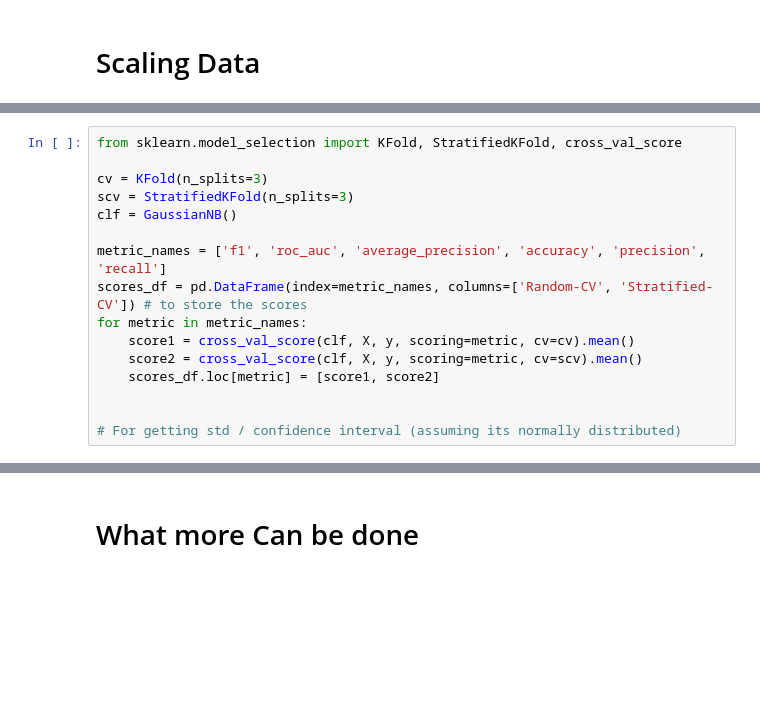
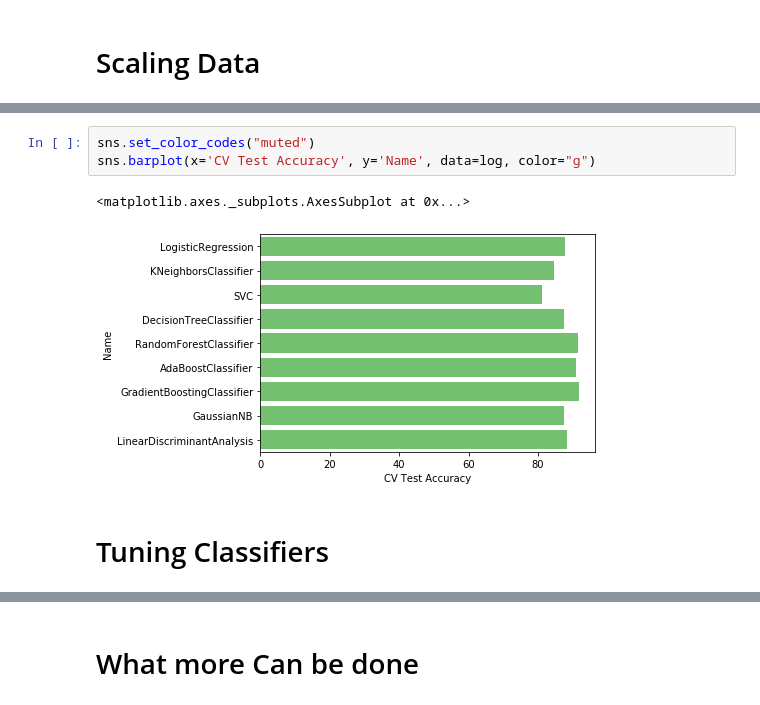
Before and after one commit to Raseshgarg/Song-Genre-Classification, a Jupyter notebook: Detailed_Classification.ipynb, the cells around one changed output, grey strips where cells are left out. Cells and saved outputs as stored; diff of their text form; blank space fills up the shorter version.

```diff
--- a/Detailed_Classification.ipynb
+++ b/Detailed_Classification.ipynb
@@ -180,16 +123,0 @@ Fixing Stratificationb
-# %%
-from sklearn.model_selection import KFold, StratifiedKFold, cross_val_score
-
-cv = KFold(n_splits=3)
-scv = StratifiedKFold(n_splits=3)
-clf = GaussianNB()
-
-metric_names = ['f1', 'roc_auc', 'average_precision', 'accuracy', 'precision', 'recall']
-scores_df = pd.DataFrame(index=metric_names, columns=['Random-CV', 'Stratified-CV']) # to store the scores
-for metric in metric_names:
-    score1 = cross_val_score(clf, X, y, scoring=metric, cv=cv).mean()
-    score2 = cross_val_score(clf, X, y, scoring=metric, cv=scv).mean()
-    scores_df.loc[metric] = [score1, score2]
-
-
-# For getting std / confidence interval (assuming its normally distributed)
@@ -375,0 +250,8 @@ Why you chose the metric link.
+# %%
+sns.set_color_codes("muted")
+sns.barplot(x='CV Test Accuracy', y='Name', data=log, color="g")
+# %% [output]
+<matplotlib.axes._subplots.AxesSubplot at 0x...>
+[figure, added]
+# %% [markdown]
+# Tuning Classifiers
```
Also changed, not shown: parts of 126 cells of this notebook.
